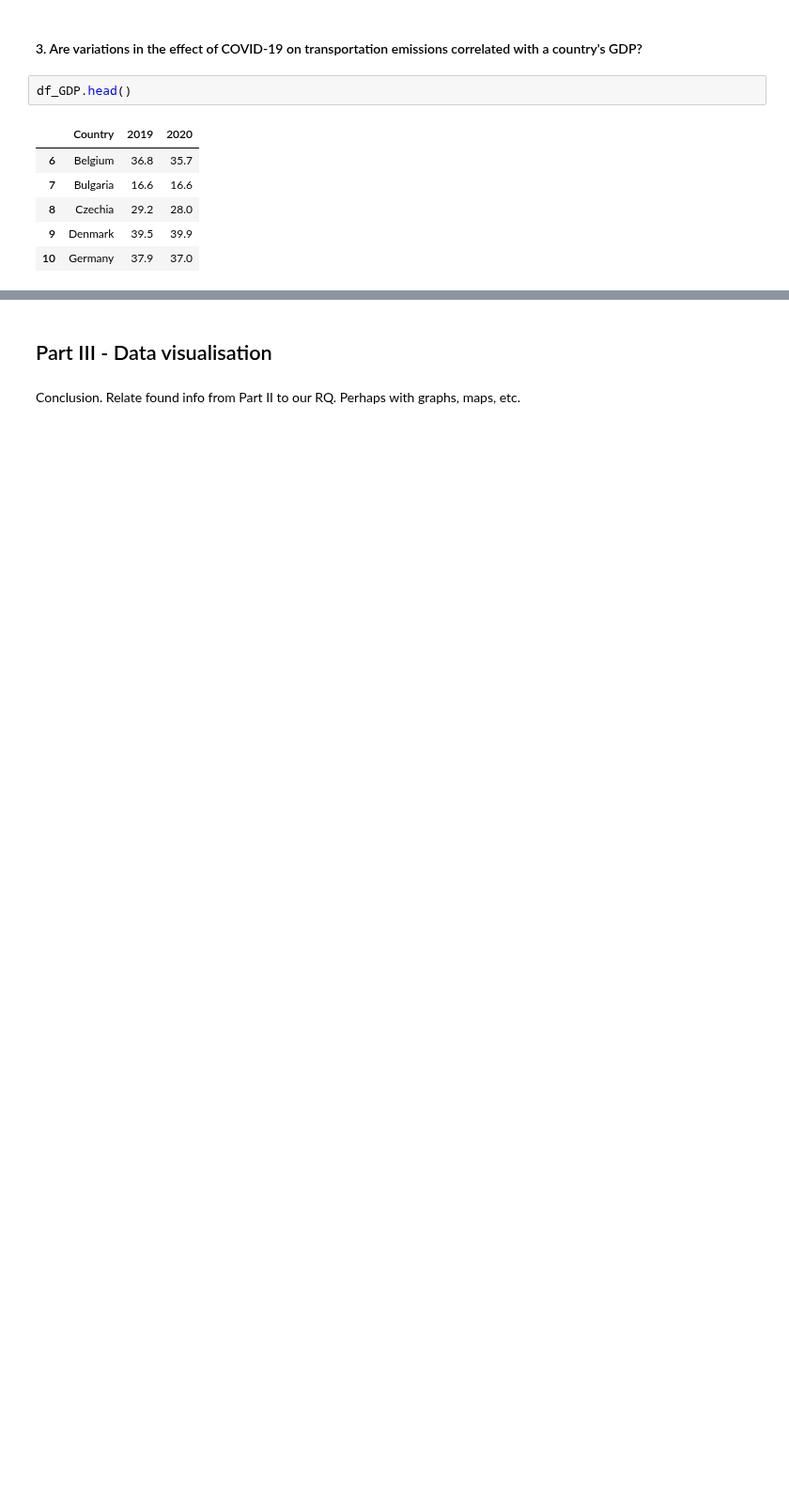
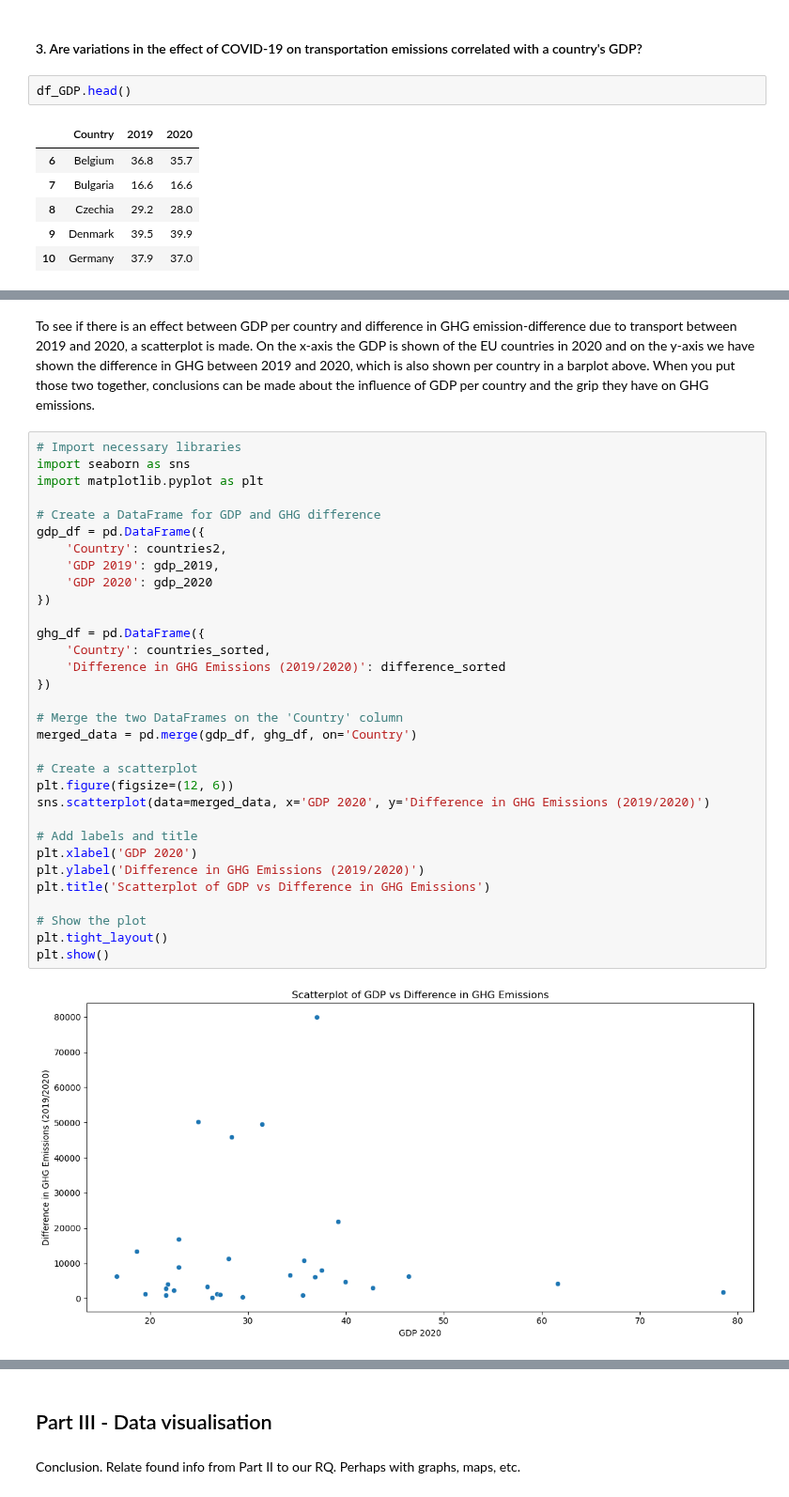
Before and after one commit to HHappy7/TIL6010-GroupProject, a Jupyter notebook: GroupProject-Layout2.ipynb, the cells around one changed output, grey strips where cells are left out. Shown at 94% size. Drawn from its saved outputs; the diff is of its cells as text; blank space fills up the shorter version.

```diff
--- a/GroupProject-Layout2.ipynb
+++ b/GroupProject-Layout2.ipynb
@@ -511,0 +589,36 @@ KeyError: 'Country'
+# %% [markdown]
+To see if there is an effect between GDP per country and difference in GHG emission-difference due to transport between 2019 and 2020, a scatterplot is made. On the x-axis the GDP is shown of the EU countries in 2020 and on the y-axis we have shown the difference in GHG between 2019 and 2020, which is also shown per country in a barplot above. When you put those two together, conclusions can be made about the influence of GDP per country and the grip they have on GHG emissions.
+# %%
+# Import necessary libraries
+import seaborn as sns
+import matplotlib.pyplot as plt
+
+# Create a DataFrame for GDP and GHG difference
+gdp_df = pd.DataFrame({
+    'Country': countries2,
+    'GDP 2019': gdp_2019,
+    'GDP 2020': gdp_2020
+})
+
+ghg_df = pd.DataFrame({
+    'Country': countries_sorted,
+    'Difference in GHG Emissions (2019/2020)': difference_sorted
+})
+
+# Merge the two DataFrames on the 'Country' column
+merged_data = pd.merge(gdp_df, ghg_df, on='Country')
+
+# Create a scatterplot
+plt.figure(figsize=(12, 6))
+sns.scatterplot(data=merged_data, x='GDP 2020', y='Difference in GHG Emissions (2019/2020)')
+
+# Add labels and title
+plt.xlabel('GDP 2020')
+plt.ylabel('Difference in GHG Emissions (2019/2020)')
+plt.title('Scatterplot of GDP vs Difference in GHG Emissions')
+
+# Show the plot
+plt.tight_layout()
+plt.show()
+# %% [output]
+[figure, added]
```
Also changed, not shown: parts of 9 cells of this notebook.
